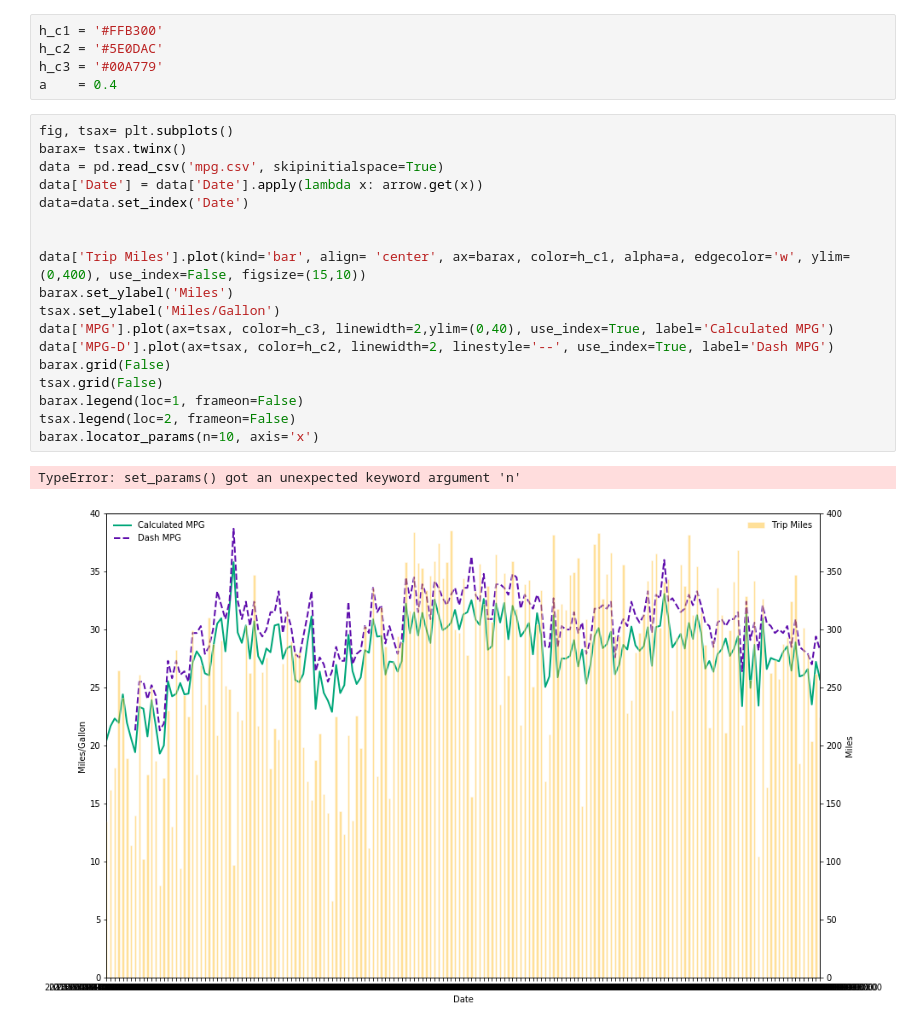
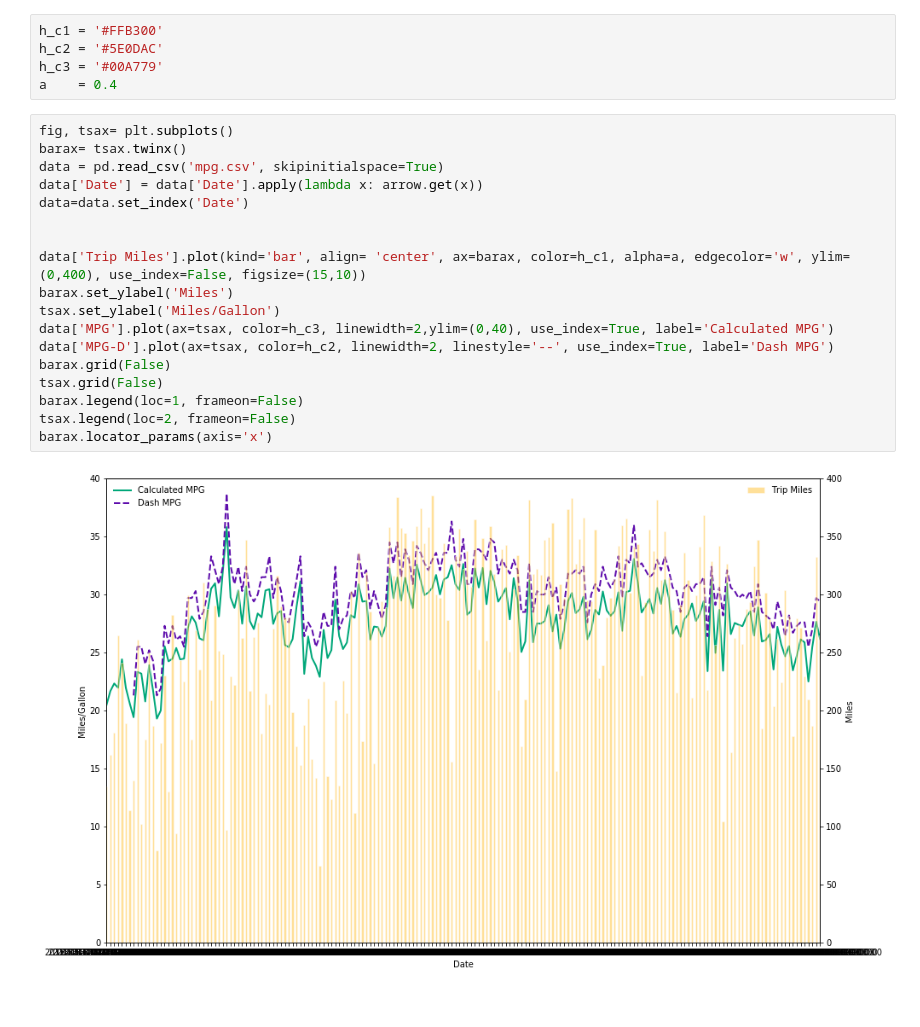
Before and after one commit to DeltaP/mileage, a Jupyter notebook: Plot MPG timeseries.ipynb, the cells around one changed output. Cells and saved outputs as stored; diff of their text form.

```diff
--- a/Plot MPG timeseries.ipynb
+++ b/Plot MPG timeseries.ipynb
@@ -12,23 +12,22 @@ a    = 0.4
 # %%
 fig, tsax= plt.subplots()
 barax= tsax.twinx()
 data = pd.read_csv('mpg.csv', skipinitialspace=True)
 data['Date'] = data['Date'].apply(lambda x: arrow.get(x))
 data=data.set_index('Date')
 
 
 data['Trip Miles'].plot(kind='bar', align= 'center', ax=barax, color=h_c1, alpha=a, edgecolor='w', ylim=(0,400), use_index=False, figsize=(15,10))
 barax.set_ylabel('Miles')
 tsax.set_ylabel('Miles/Gallon')
 data['MPG'].plot(ax=tsax, color=h_c3, linewidth=2,ylim=(0,40), use_index=True, label='Calculated MPG')
 data['MPG-D'].plot(ax=tsax, color=h_c2, linewidth=2, linestyle='--', use_index=True, label='Dash MPG')
 barax.grid(False)
 tsax.grid(False)
 barax.legend(loc=1, frameon=False)
 tsax.legend(loc=2, frameon=False)
-barax.locator_params(n=10, axis='x')
+barax.locator_params(axis='x')
 # %% [output]
-TypeError: set_params() got an unexpected keyword argument 'n'
-[figure, old version]
+[figure, new version]
 # %%
 data
```
Also changed, not shown: parts of 1 cell of this notebook, 2 other files.
